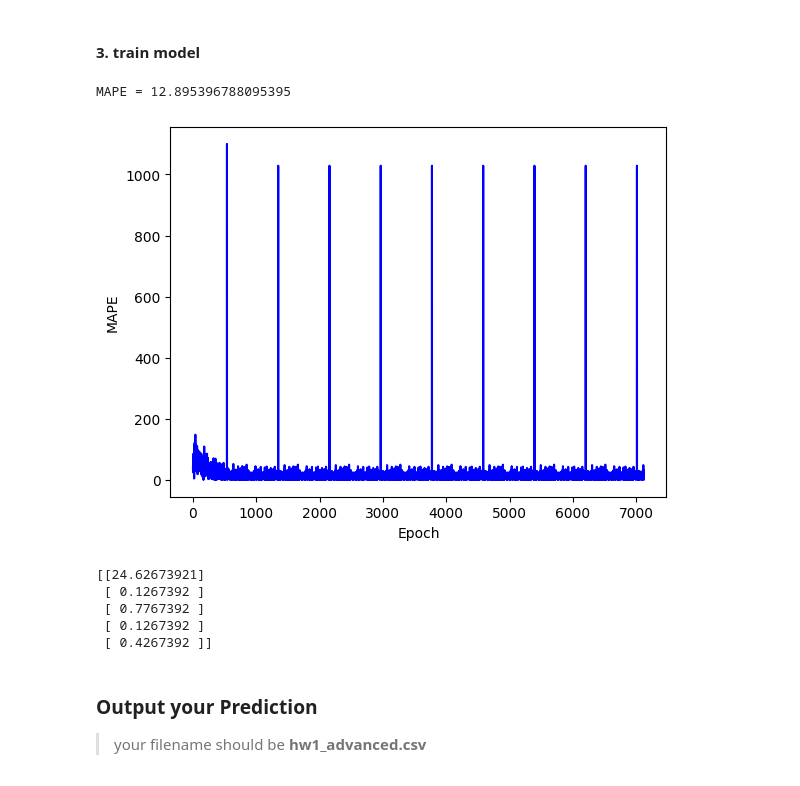
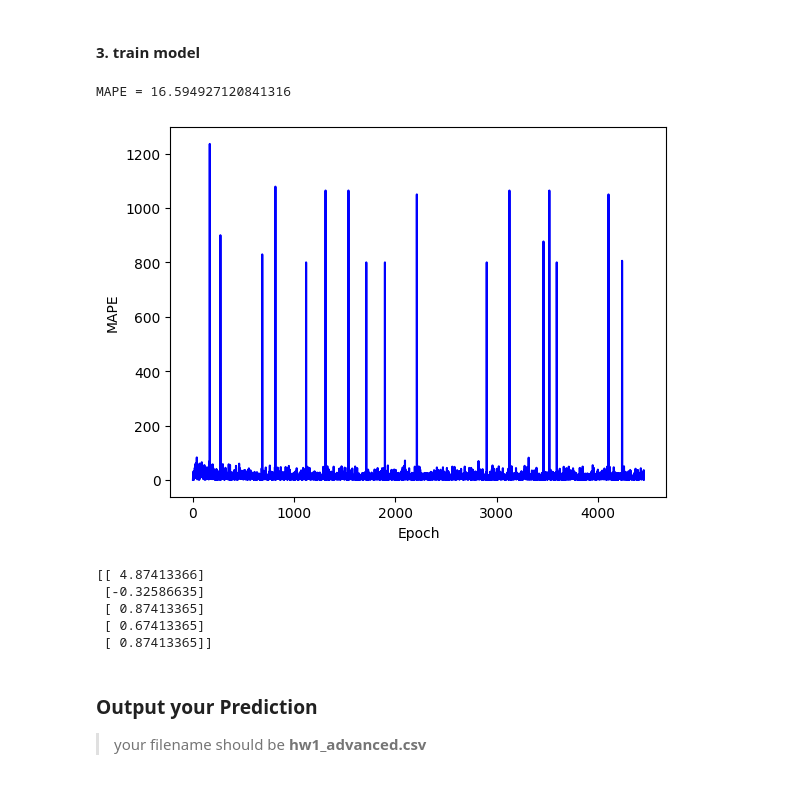
Before and after one commit to a20082307/ML_HW, a Jupyter notebook: HW1/hw1_template_update.ipynb, the cells around one changed output. Drawn from its saved outputs; the diff is of its cells as text; code cells hidden in the pictures.

```diff
--- a/HW1/hw1_template_update.ipynb
+++ b/HW1/hw1_template_update.ipynb
@@ -248,7 +248,7 @@ def gradient_descent(epoch: int, learning_rate: float, train_set: np.array) -> n
     for e in range(epoch):
         coefficient -= learning_rate * gradient_of_loss(y_ans, y_predict, x)
         y_predict = x.dot(coefficient)
-        coefficient_output.append(coefficient)
+        coefficient_output.append(coefficient[::-1])
         print(f'Epoch {e + 1:2} : MAPE = {MAPE(y_ans, y_predict)}')
 
     return coefficient
@@ -597,30 +597,30 @@ def train_2(datalist, epoch, learning_rate, model):
 # %%
 train_set = preprocess(*read_data(), 2)
 
 people_nums = len(train_set)
 morning_train_set = [train_set[i][0] for i in range(people_nums)]
 noon_train_set = [train_set[i][1] for i in range(people_nums)]
 afternoon_train_set = [train_set[i][2] for i in range(people_nums)]
 evening_train_set = [train_set[i][3] for i in range(people_nums)]
 night_train_set = [train_set[i][4] for i in range(people_nums)]
 
 a = []
 for time in train_set:
-    for people in morning_train_set:
+    for people in time:
         for data in people:
             a.append(data)
 
-a_model = np.array([[25], [0.5], [1.15], [0.5], [0.8]]).astype(float)
-a_model = train_2(a, 100, 0.0025, a_model)
+a_model = np.array([[5], [-0.2], [1], [0.8], [1]]).astype(float)
+a_model = train_2(a, 100, 0.001, a_model)
 print(a_model)
 # %% [output]
-MAPE = 12.895396788095395
+MAPE = 16.594927120841316
-[figure, old version]
+[figure, new version]
-[[24.62673921]
- [ 0.1267392 ]
- [ 0.7767392 ]
- [ 0.1267392 ]
- [ 0.4267392 ]]
+[[ 4.87413366]
+ [-0.32586635]
+ [ 0.87413365]
+ [ 0.67413365]
+ [ 0.87413365]]
 # %%
 # train_set = preprocess(*read_data(), 2.5)
 
```
Also changed, not shown: 1 other file.
